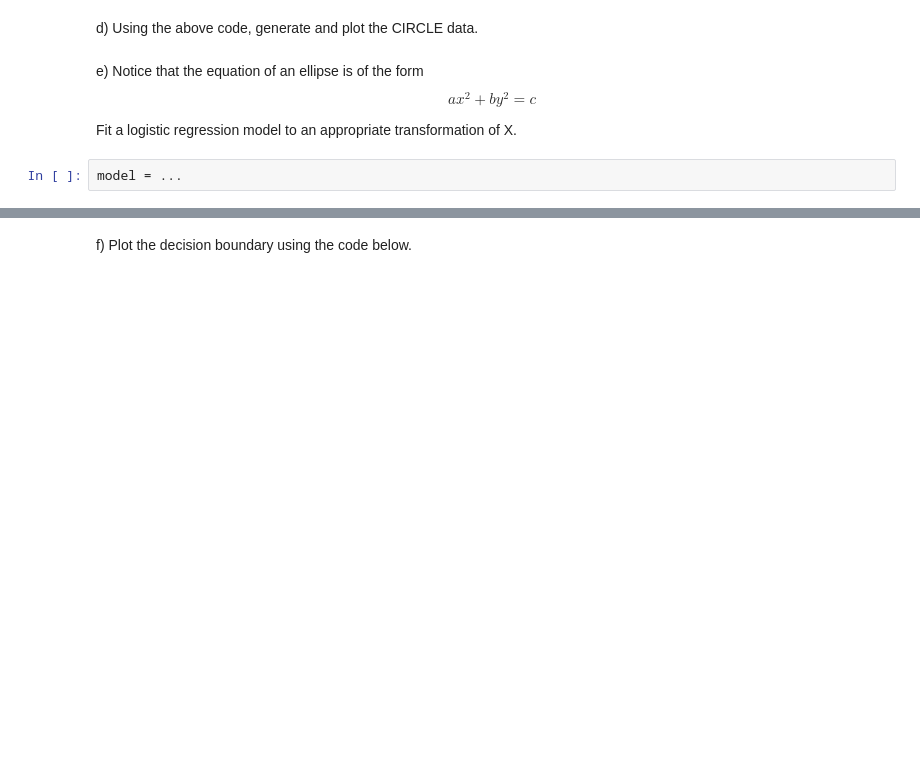
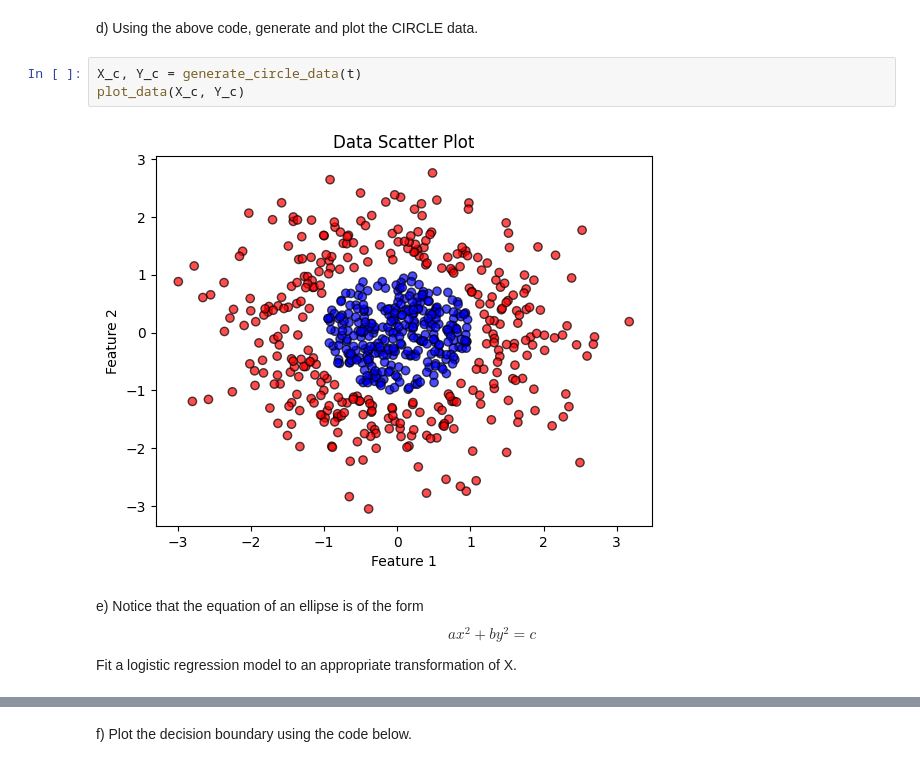
Before and after one commit to markyx316/Data-Science-Fundamentals, a Jupyter notebook: lecture_21/worksheet_21.ipynb, the cells around one changed output, grey strips where cells are left out. Saved outputs shown, nothing was run; the diff lists cells and outputs as text; blank space fills up the shorter version.

```diff
--- a/lecture_21/worksheet_21.ipynb
+++ b/lecture_21/worksheet_21.ipynb
@@ -58,8 +92,11 @@ c) Using the coefficients, plot the line through the scatter plot you created in
 # %% [markdown]
 d) Using the above code, generate and plot the CIRCLE data.
+# %%
+X_c, Y_c = generate_circle_data(t)
+plot_data(X_c, Y_c)
+# %% [output]
+[figure, added]
 # %% [markdown]
 e) Notice that the equation of an ellipse is of the form $$ax^2 + by^2 = c$$
 
 Fit a logistic regression model to an appropriate transformation of X.
-# %%
-model = ...
```
Also changed, not shown: parts of 23 cells of this notebook, 7 other files.
